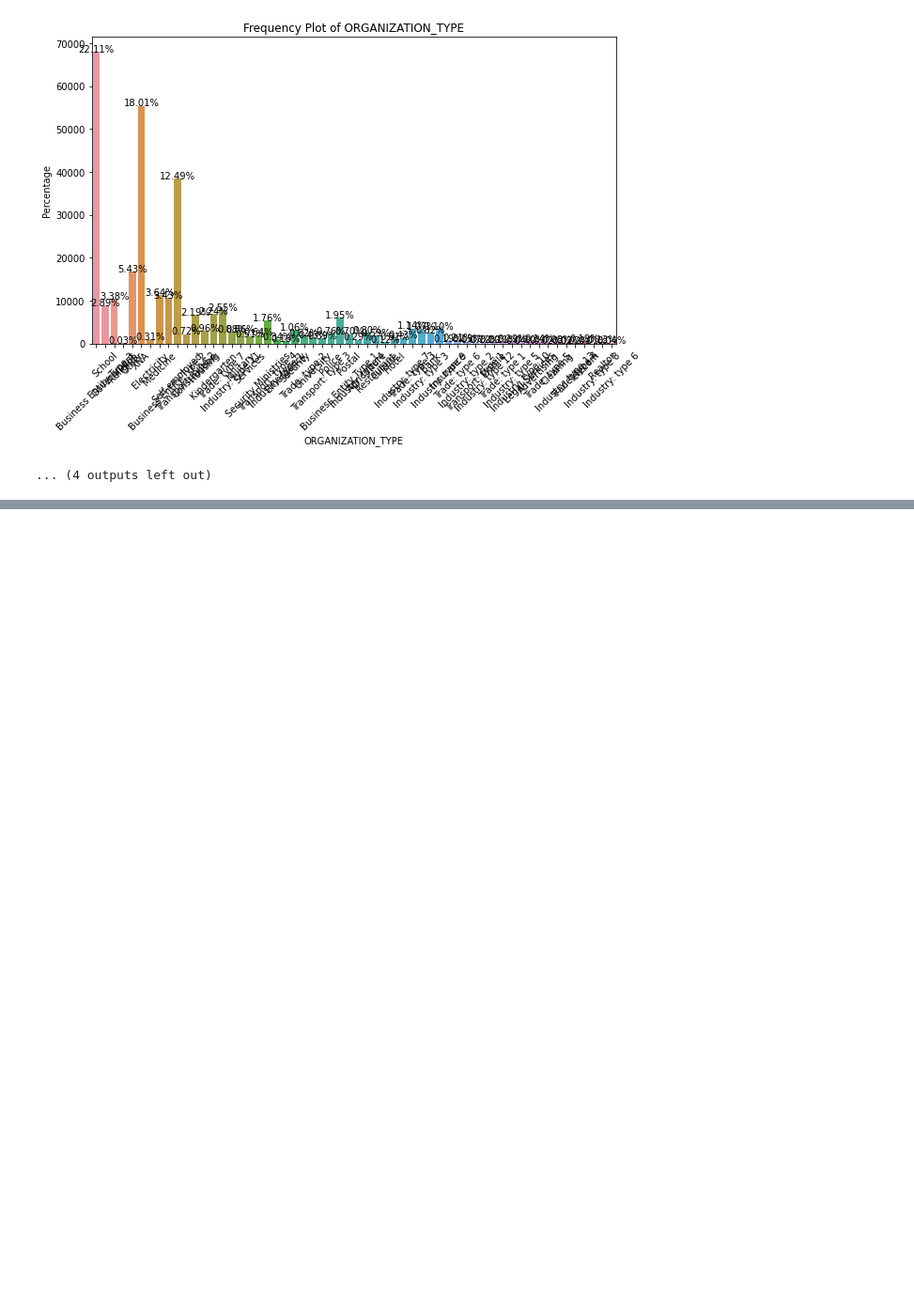
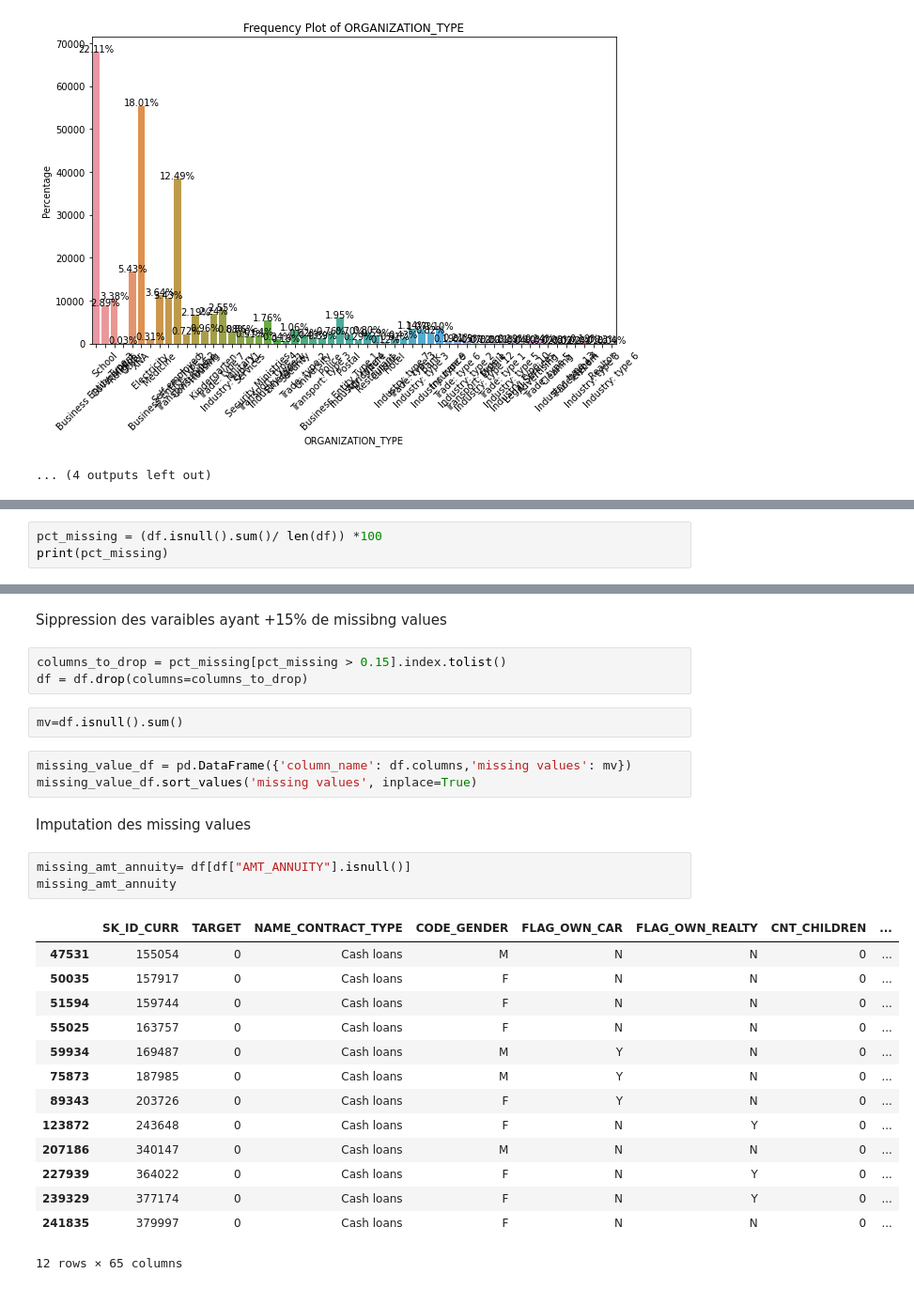
Before and after one commit to Faycal-ousseini/biais-variance, a Jupyter notebook: preprocessing.ipynb, the cells around one changed output, grey strips where cells are left out. Shown at 94% size. Cells and saved outputs as stored; diff of their text form; blank space fills up the shorter version.

Commit message:
missing values

```diff
--- a/preprocessing.ipynb
+++ b/preprocessing.ipynb
@@ -219,0 +277,3 @@ for column in categorical_df:
+# %%
+pct_missing = (df.isnull().sum()/ len(df)) *100
+print(pct_missing)
@@ -219,0 +293,30 @@ for column in categorical_df:
+# %% [markdown]
+Sippression des varaibles ayant +15% de missibng values
+# %%
+columns_to_drop = pct_missing[pct_missing > 0.15].index.tolist()
+df = df.drop(columns=columns_to_drop)
+# %%
+mv=df.isnull().sum()
+# %%
+missing_value_df = pd.DataFrame({'column_name': df.columns,'missing values': mv})
+missing_value_df.sort_values('missing values', inplace=True)
+# %% [markdown]
+Imputation des missing values
+# %%
+missing_amt_annuity= df[df["AMT_ANNUITY"].isnull()]
+missing_amt_annuity
+# %% [output]
+|  | SK_ID_CURR | TARGET | NAME_CONTRACT_TYPE | CODE_GENDER | FLAG_OWN_CAR | FLAG_OWN_REALTY | CNT_CHILDREN | ... |
+| 47531 | 155054 | 0 | Cash loans | M | N | N | 0 | ... |
+| 50035 | 157917 | 0 | Cash loans | F | N | N | 0 | ... |
+| 51594 | 159744 | 0 | Cash loans | F | N | N | 0 | ... |
+| 55025 | 163757 | 0 | Cash loans | F | N | N | 0 | ... |
+| 59934 | 169487 | 0 | Cash loans | M | Y | N | 0 | ... |
+| 75873 | 187985 | 0 | Cash loans | M | Y | N | 0 | ... |
+| 89343 | 203726 | 0 | Cash loans | F | Y | N | 0 | ... |
+| 123872 | 243648 | 0 | Cash loans | F | N | Y | 0 | ... |
+| 207186 | 340147 | 0 | Cash loans | M | N | N | 0 | ... |
+| 227939 | 364022 | 0 | Cash loans | F | N | Y | 0 | ... |
+| 239329 | 377174 | 0 | Cash loans | F | N | Y | 0 | ... |
+| 241835 | 379997 | 0 | Cash loans | F | N | N | 0 | ... |
+12 rows × 65 columns
```
Also changed, not shown: parts of 17 cells of this notebook.
